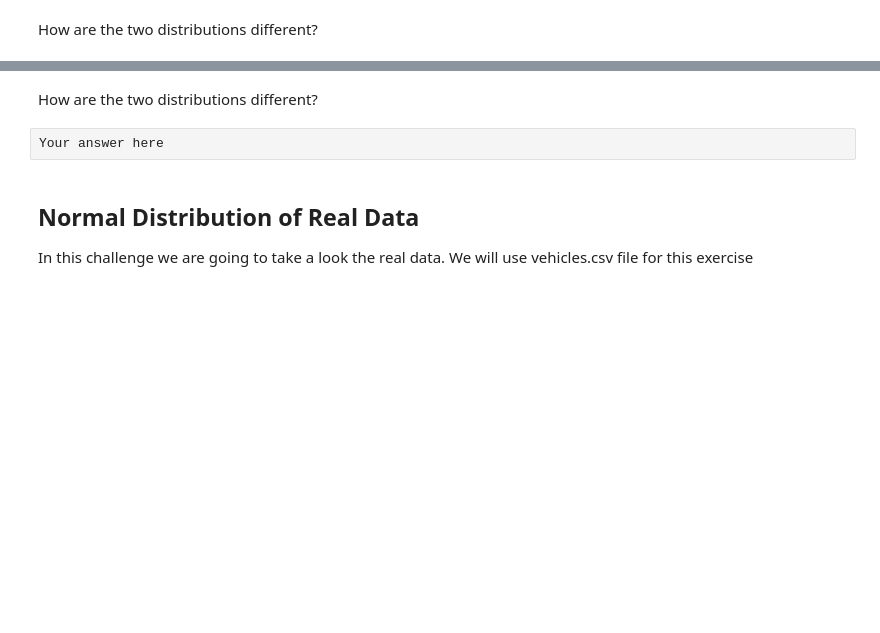
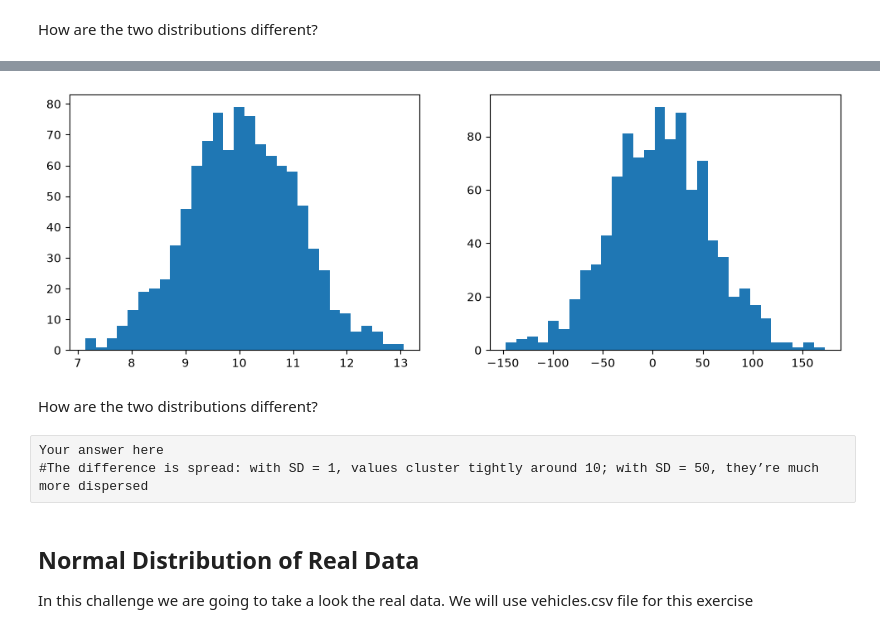
Before and after one commit to ironhack-labs/lab-continuous-probability-distributions-en, a Jupyter notebook: your-code/main.ipynb, the cells around one changed output, grey strips where cells are left out. Cells and saved outputs as stored; diff of their text form; code cells hidden in the pictures; blank space fills up the shorter version.

```diff
--- a/your-code/main.ipynb
+++ b/your-code/main.ipynb
@@ -66,7 +88,13 @@ Expected output:
 ![normal distribution](nd.png)
 # %%
 from scipy.stats import norm
+# %%
+# your code here
+def random_normal_values(mean, standard_deviation, count):
+    return rng.normal(loc=mean, scale=standard_deviation, size=count)
 # %%
 # your code here
+number_10_1 = random_normal_values(10, 1, 1000)
 # %%
 # your code here
+numbers_10_50 = random_normal_values(10, 50, 1000)
@@ -77,7 +101,17 @@ from scipy.stats import norm
+# %%
+# your code here
+fig, axes = plt.subplots(1, 2, figsize=(12,4))
+axes[0].hist(number_10_1,bins=30)
+axes[1].hist(numbers_10_50,bins=30)
+
+plt.show()
+# %% [output]
+[figure, added]
 # %% [markdown]
 How are the two distributions different?
-# %% [raw]
-Your answer here
+# %% [raw]
+Your answer here
+#The difference is spread: with SD = 1, values cluster tightly around 10; with SD = 50, they’re much more dispersed
 # %% [markdown]
 ## Normal Distribution of Real Data
 
```
Also changed, not shown: parts of 29 cells of this notebook.
